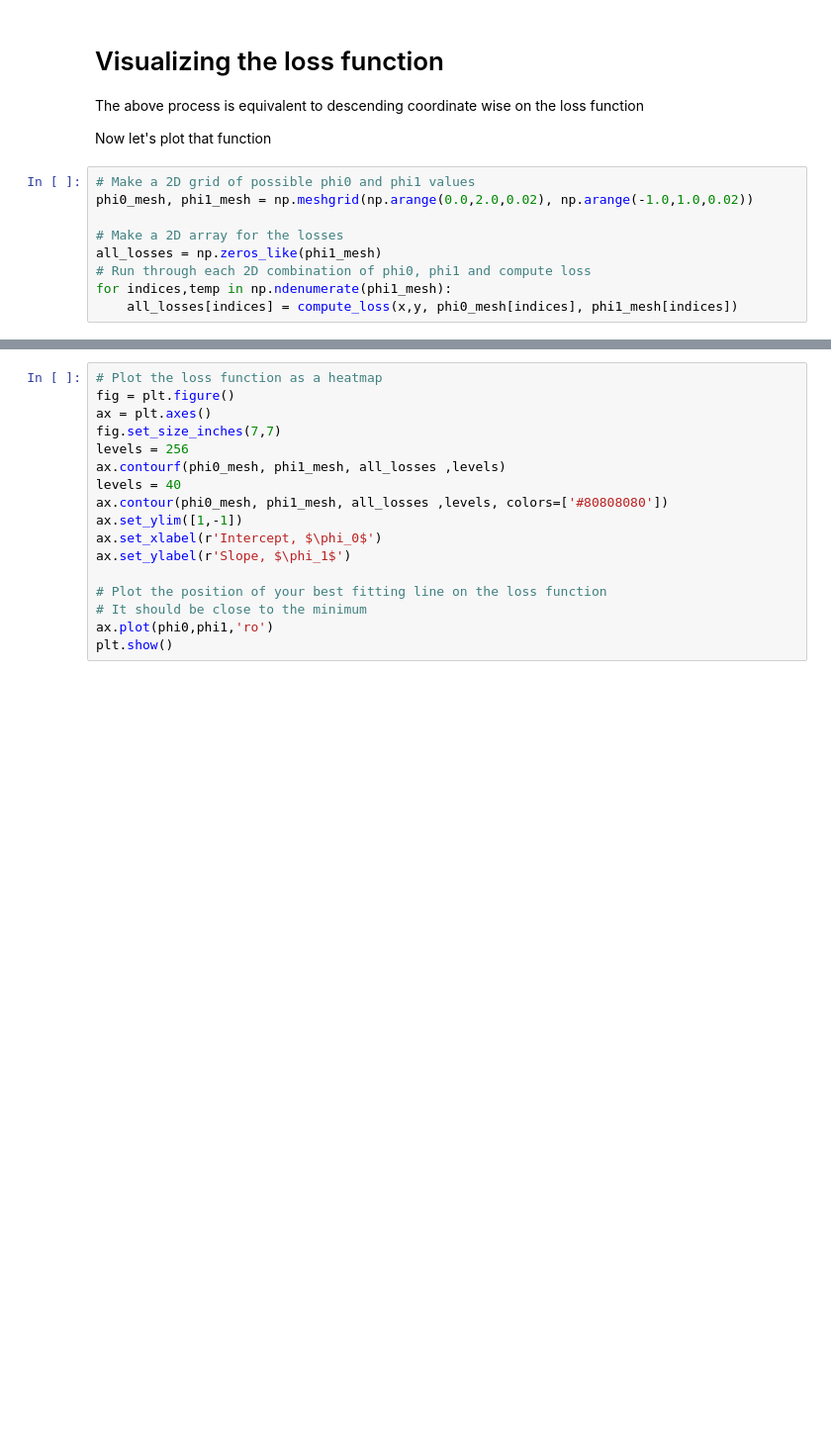
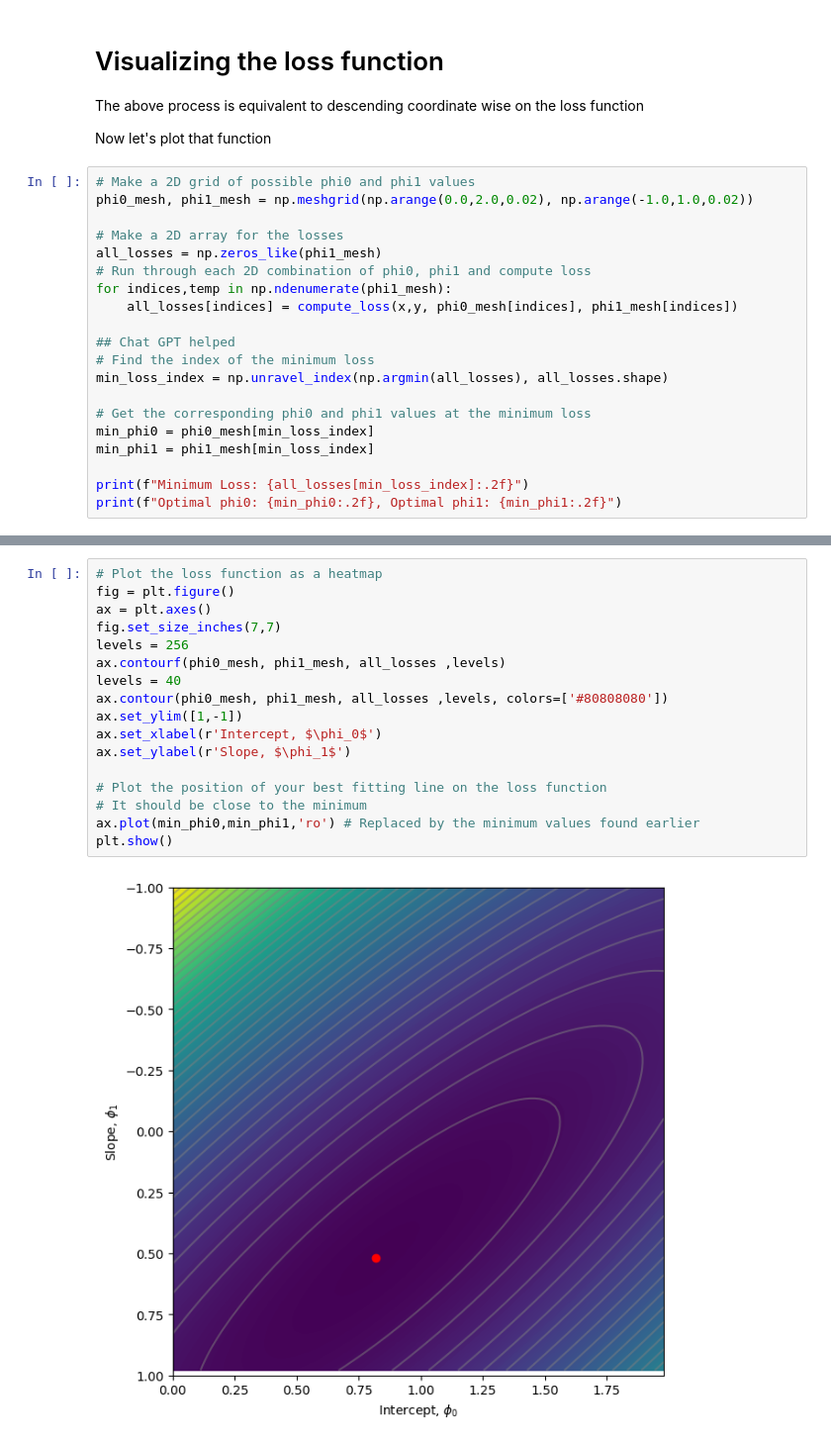
Before and after one commit to LeoDinga/DL, a Jupyter notebook: Notebooks/Chap02/2_1_Supervised_Learning.ipynb, the cells around one changed output, grey strips where cells are left out. Shown at 99% size. Cells and saved outputs as stored; diff of their text form; blank space fills up the shorter version.

```diff
--- a/Notebooks/Chap02/2_1_Supervised_Learning.ipynb
+++ b/Notebooks/Chap02/2_1_Supervised_Learning.ipynb
@@ -93,3 +107,14 @@ all_losses = np.zeros_like(phi1_mesh)
 # Run through each 2D combination of phi0, phi1 and compute loss
 for indices,temp in np.ndenumerate(phi1_mesh):
     all_losses[indices] = compute_loss(x,y, phi0_mesh[indices], phi1_mesh[indices])
+
+## Chat GPT helped
+# Find the index of the minimum loss
+min_loss_index = np.unravel_index(np.argmin(all_losses), all_losses.shape)
+
+# Get the corresponding phi0 and phi1 values at the minimum loss
+min_phi0 = phi0_mesh[min_loss_index]
+min_phi1 = phi1_mesh[min_loss_index]
+
+print(f"Minimum Loss: {all_losses[min_loss_index]:.2f}")
+print(f"Optimal phi0: {min_phi0:.2f}, Optimal phi1: {min_phi1:.2f}")
@@ -96,17 +124,19 @@ for indices,temp in np.ndenumerate(phi1_mesh):
 # %%
 # Plot the loss function as a heatmap
 fig = plt.figure()
 ax = plt.axes()
 fig.set_size_inches(7,7)
 levels = 256
 ax.contourf(phi0_mesh, phi1_mesh, all_losses ,levels)
 levels = 40
 ax.contour(phi0_mesh, phi1_mesh, all_losses ,levels, colors=['#80808080'])
 ax.set_ylim([1,-1])
 ax.set_xlabel(r'Intercept, $\phi_0$')
 ax.set_ylabel(r'Slope, $\phi_1$')
 
 # Plot the position of your best fitting line on the loss function
 # It should be close to the minimum
-ax.plot(phi0,phi1,'ro')
+ax.plot(min_phi0,min_phi1,'ro') # Replaced by the minimum values found earlier
 plt.show()
+# %% [output]
+[figure, added]
```
Also changed, not shown: parts of 8 cells of this notebook.
